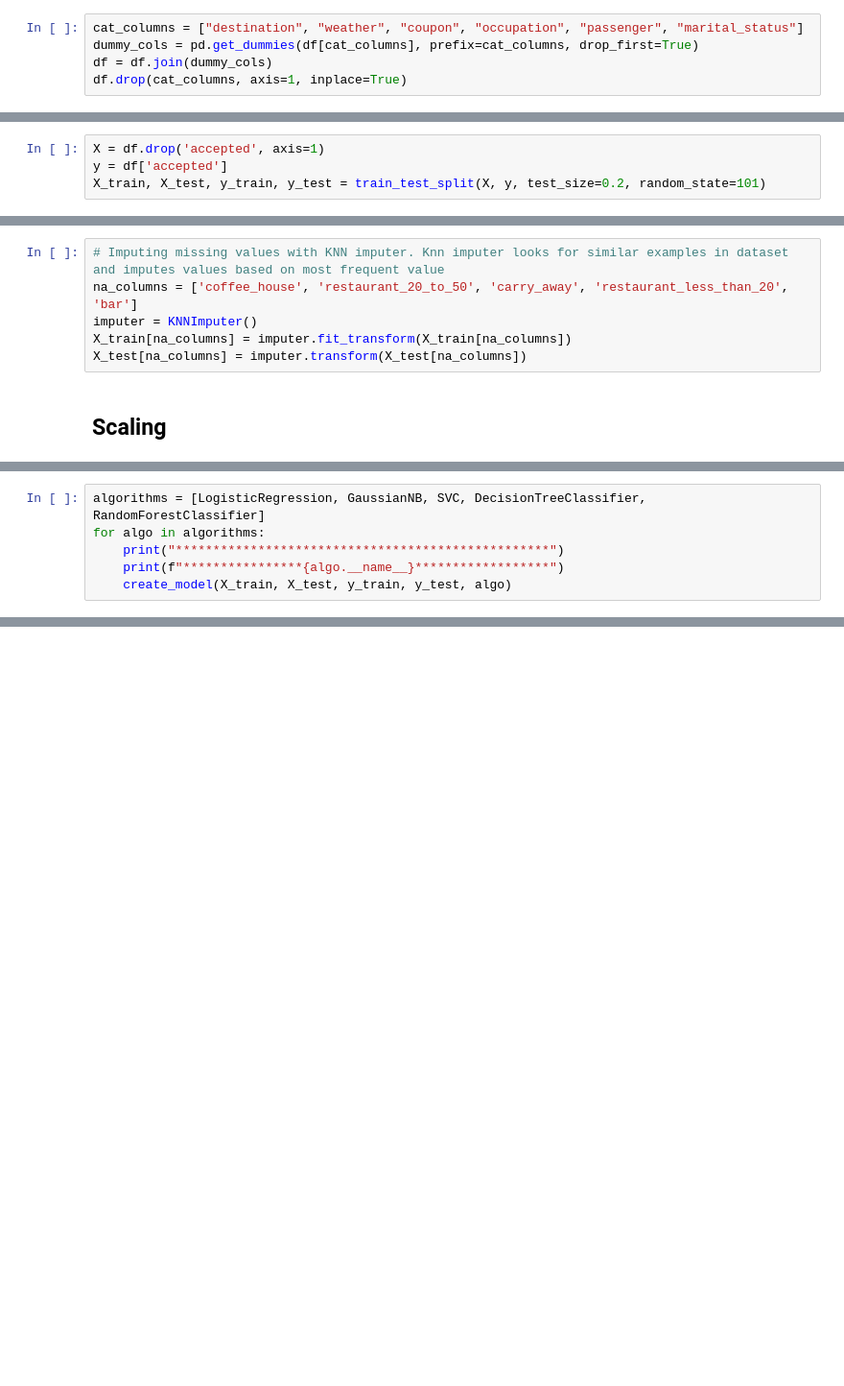
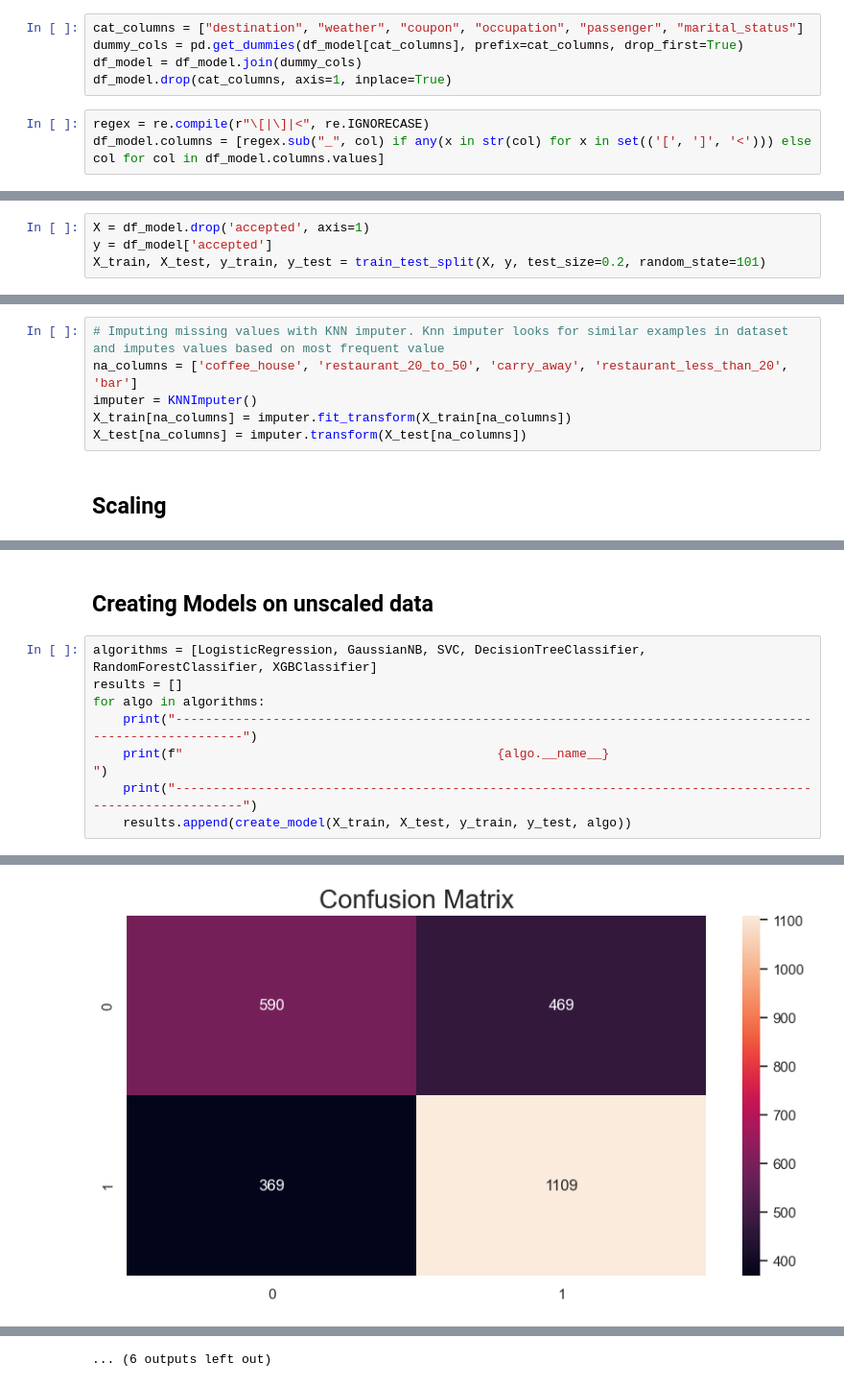
Before and after one commit to meghrajkonduskar/In-Drive-Coupon-Recommendation-Project, a Jupyter notebook: In-Drive-Coupon-Recommendation.ipynb, the cells around one changed output, grey strips where cells are left out. Shown at 96% size. Cells and saved outputs as stored; diff of their text form; blank space fills up the shorter version.

```diff
--- a/In-Drive-Coupon-Recommendation.ipynb
+++ b/In-Drive-Coupon-Recommendation.ipynb
@@ -343,14 +340,17 @@ df['restaurant_20_to_50'] = df['restaurant_20_to_50'].map(range_map)
 ## One Hot Encoding
 # %%
 cat_columns = ["destination", "weather", "coupon", "occupation", "passenger", "marital_status"]
-dummy_cols = pd.get_dummies(df[cat_columns], prefix=cat_columns, drop_first=True)
-df = df.join(dummy_cols)
-df.drop(cat_columns, axis=1, inplace=True)
+dummy_cols = pd.get_dummies(df_model[cat_columns], prefix=cat_columns, drop_first=True)
+df_model = df_model.join(dummy_cols)
+df_model.drop(cat_columns, axis=1, inplace=True)
+# %%
+regex = re.compile(r"\[|\]|<", re.IGNORECASE)
+df_model.columns = [regex.sub("_", col) if any(x in str(col) for x in set(('[', ']', '<'))) else col for col in df_model.columns.values]
 # %% [markdown]
 ## Spliting the data into train and test
 # %%
-X = df.drop('accepted', axis=1)
-y = df['accepted']
+X = df_model.drop('accepted', axis=1)
+y = df_model['accepted']
 X_train, X_test, y_train, y_test = train_test_split(X, y, test_size=0.2, random_state=101)
 # %% [markdown]
 ## Handling Missing Values
@@ -425,6 +374,0 @@ def create_model(X_train, X_test, y_train, y_test, algorithm):
-# %%
-algorithms = [LogisticRegression, GaussianNB, SVC, DecisionTreeClassifier, RandomForestClassifier]
-for algo in algorithms:
-    print("**************************************************")
-    print(f"****************{algo.__name__}******************")
-    create_model(X_train, X_test, y_train, y_test, algo)
@@ -526,0 +443,11 @@ Confusion Matrix of RandomForestClassifier:
+# %% [markdown]
+## Creating Models on unscaled data
+# %%
+algorithms = [LogisticRegression, GaussianNB, SVC, DecisionTreeClassifier, RandomForestClassifier, XGBClassifier]
+results = []
+for algo in algorithms:
+    print("---------------------------------------------------------------------------------------------------------")
+    print(f"                                          {algo.__name__}                                               ")
+    print("---------------------------------------------------------------------------------------------------------")
+    results.append(create_model(X_train, X_test, y_train, y_test, algo))
+# %% [output]
@@ -526,0 +472 @@ Confusion Matrix of RandomForestClassifier:
+[figure, added]
@@ -526,0 +534 @@ Confusion Matrix of RandomForestClassifier:
+... (6 outputs left out)
```
Also changed, not shown: parts of 23 cells of this notebook, 1 other file.
